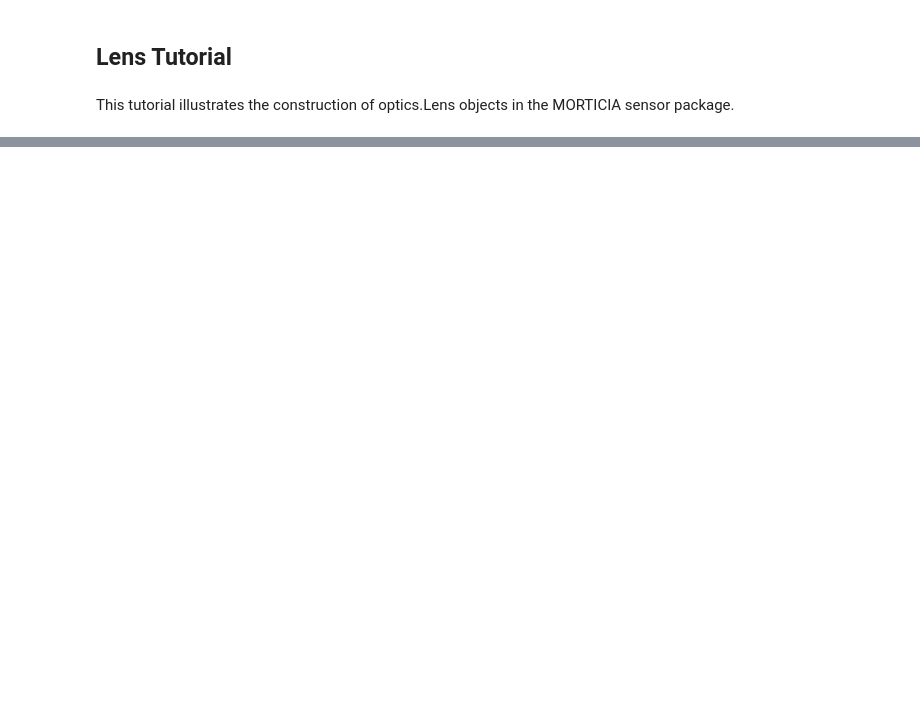
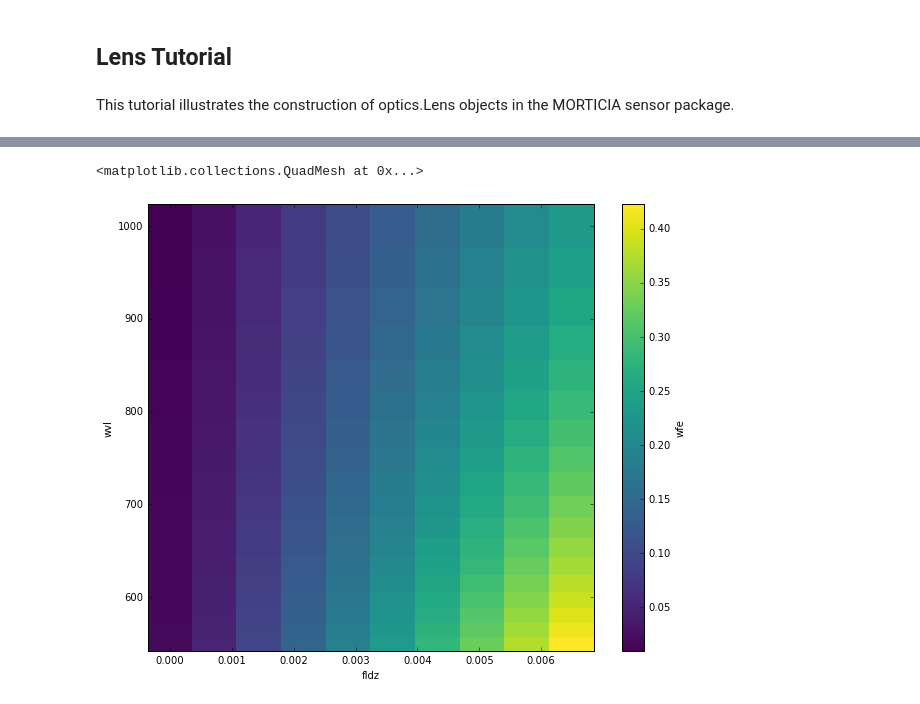
Before and after one commit to derekjgriffith/nbMORTICIA, a Jupyter notebook: sensor/03a-LensTutorial.ipynb, the cells around one changed output, grey strips where cells are left out. Drawn from its saved outputs; the diff is of its cells as text; code cells hidden in the pictures; blank space fills up the shorter version.

Commit message:
Updated/refined sensor Notebooks

```diff
--- a/sensor/03a-LensTutorial.ipynb
+++ b/sensor/03a-LensTutorial.ipynb
@@ -16,8 +16,9 @@ def U_(units):
     # Utility function for pint Quantity of 1.0 with given units
     return Q_(1.0, units)
 %matplotlib inline
-
-import optics
+# Set plot default figure size
+plt.rcParams['figure.figsize'] = (10.0, 8.0)
+import morticia.sensor.optics as optics
 %load_ext autoreload
-%aimport optics
+%aimport morticia.sensor.optics
 %autoreload 1
@@ -44,0 +25,9 @@ plt.grid()
+# %%
+# Set up the spectral transmission function for a optics.Lens object
+spec_trans = xray.DataArray([ 0.0, 0.4, 0.75, 0.93, 0.925, 0.91, 0.89, 0.4, 0.0],
+                   [('wvl', [550., 600, 650, 700, 750, 800, 850, 950, 1000], {'units': 'nm'})],
+                   name='trn',
+                   attrs={'units': '', 'extrap_val': 0.0})
+spec_wfe = xray.DataArray([0.02, 0.01], [('wvl', [550.0, 1000.0], {'units': 'nm'})],
+                          name='wfe',
+                          attrs={'units': '', 'extrap_val': 0.0})
@@ -45,3 +40,4 @@ plt.grid()
 # %%
-# Build a lens with this spectral transmission function, EFL of 30 mm and focal ratio of 2
-myLens = optics.Lens(efl=[30, 'mm'], fno=2.0, trn=spec_trans)
+# Create a lens with above transmission and WFE
+# Focal length is 30 mm, focal ratio (fno) is 1.0, central obscuration of 50%
+mylens = optics.Lens(efl=[30, 'mm'], fno=1.0, trn=spec_trans, wfe=spec_wfe, obs=0.5)
@@ -47,0 +60,8 @@ myLens = optics.Lens(efl=[30, 'mm'], fno=2.0, trn=spec_trans)
+# %%
+# Plot the total RMS wavefront error as a function of defocus (fldz) and wavelength (wvl)
+# BTW, this would not work if the wfe were also a function of other variables (fldx, fldy)
+# NOte that at zero defocus (fldz = 0)the WFE is a minimum for the shortest wavelength
+mylens.rms_wfe_total.plot()
+# %% [output]
+<matplotlib.collections.QuadMesh at 0x...>
+[figure, added]
```
Also changed, not shown: parts of 8 cells of this notebook, 3 other files.
